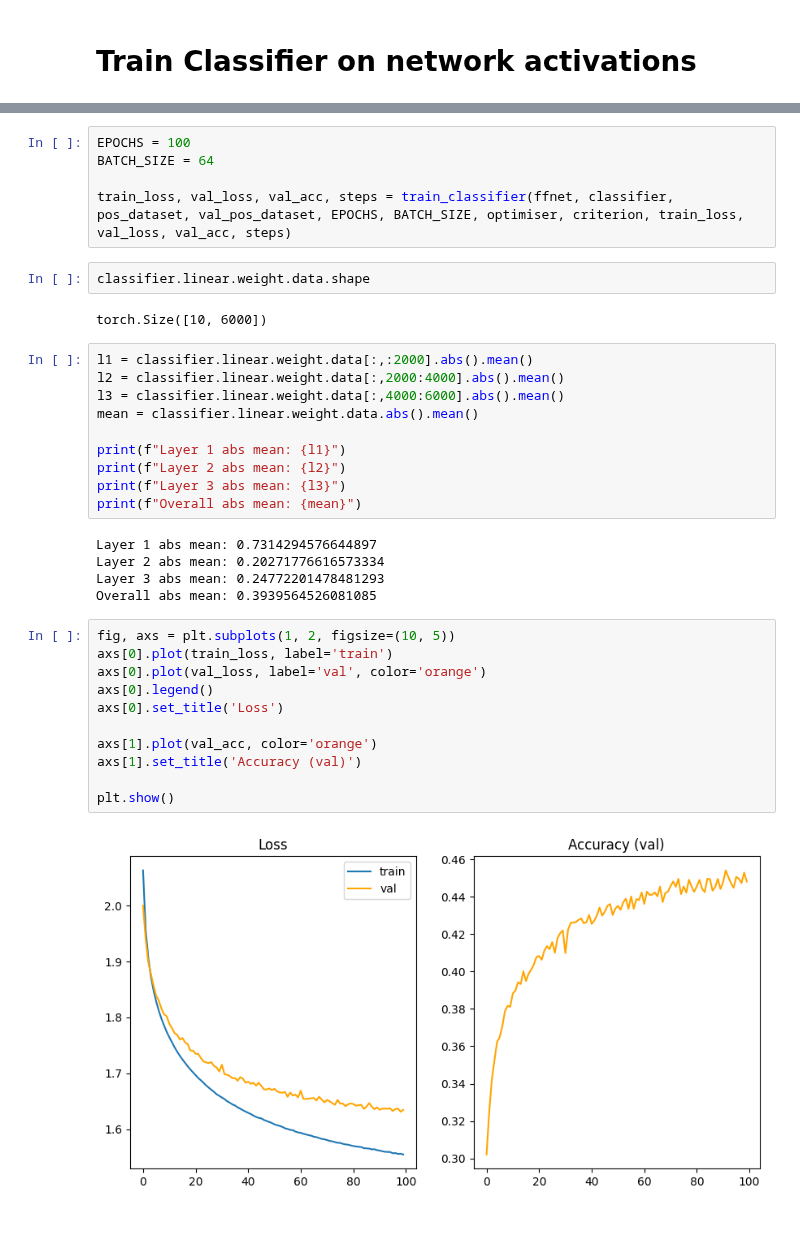
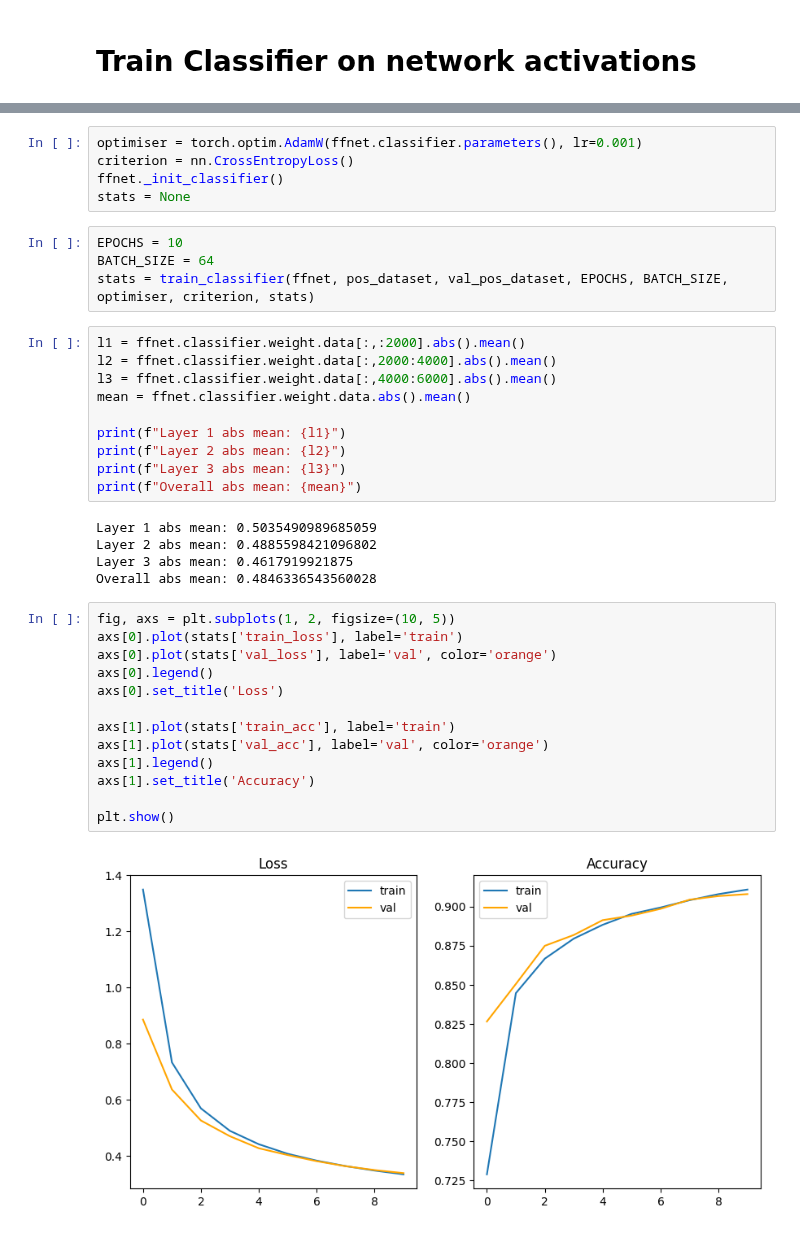
Before and after one commit to joeagriffith/ml-learning, a Jupyter notebook: Deep_Learning/Experimental/Forward_Forward/mnist.ipynb, the cells around one changed output, grey strips where cells are left out. Saved outputs shown, nothing was run; the diff lists cells and outputs as text.

Commit message:
moved classifier into ffnet

```diff
--- a/Deep_Learning/Experimental/Forward_Forward/mnist.ipynb
+++ b/Deep_Learning/Experimental/Forward_Forward/mnist.ipynb
@@ -247,37 +152,39 @@ Input size: 6000
+# %%
+optimiser = torch.optim.AdamW(ffnet.classifier.parameters(), lr=0.001)
+criterion = nn.CrossEntropyLoss()
+ffnet._init_classifier()
+stats = None
 # %%
-EPOCHS = 100
+EPOCHS = 10
 BATCH_SIZE = 64
-
-train_loss, val_loss, val_acc, steps = train_classifier(ffnet, classifier, pos_dataset, val_pos_dataset, EPOCHS, BATCH_SIZE, optimiser, criterion, train_loss, val_loss, val_acc, steps)
+stats = train_classifier(ffnet, pos_dataset, val_pos_dataset, EPOCHS, BATCH_SIZE, optimiser, criterion, stats)
-# %%
-classifier.linear.weight.data.shape
-# %% [output]
-torch.Size([10, 6000])
 # %%
-l1 = classifier.linear.weight.data[:,:2000].abs().mean()
-l2 = classifier.linear.weight.data[:,2000:4000].abs().mean()
-l3 = classifier.linear.weight.data[:,4000:6000].abs().mean()
-mean = classifier.linear.weight.data.abs().mean()
+l1 = ffnet.classifier.weight.data[:,:2000].abs().mean()
+l2 = ffnet.classifier.weight.data[:,2000:4000].abs().mean()
+l3 = ffnet.classifier.weight.data[:,4000:6000].abs().mean()
+mean = ffnet.classifier.weight.data.abs().mean()
 
 print(f"Layer 1 abs mean: {l1}")
 print(f"Layer 2 abs mean: {l2}")
 print(f"Layer 3 abs mean: {l3}")
 print(f"Overall abs mean: {mean}")
 # %% [output]
-Layer 1 abs mean: 0.7314294576644897
-Layer 2 abs mean: 0.20271776616573334
-Layer 3 abs mean: 0.24772201478481293
-Overall abs mean: 0.3939564526081085
+Layer 1 abs mean: 0.5035490989685059
+Layer 2 abs mean: 0.4885598421096802
+Layer 3 abs mean: 0.4617919921875
+Overall abs mean: 0.4846336543560028
 # %%
 fig, axs = plt.subplots(1, 2, figsize=(10, 5))
-axs[0].plot(train_loss, label='train')
-axs[0].plot(val_loss, label='val', color='orange')
+axs[0].plot(stats['train_loss'], label='train')
+axs[0].plot(stats['val_loss'], label='val', color='orange')
 axs[0].legend()
 axs[0].set_title('Loss')
 
-axs[1].plot(val_acc, color='orange')
-axs[1].set_title('Accuracy (val)')
+axs[1].plot(stats['train_acc'], label='train')
+axs[1].plot(stats['val_acc'], label='val', color='orange')
+axs[1].legend()
+axs[1].set_title('Accuracy')
 
 plt.show()
 # %% [output]
-[figure, old version]
+[figure, new version]
```
Also changed, not shown: parts of 8 cells of this notebook, 2 other files.
